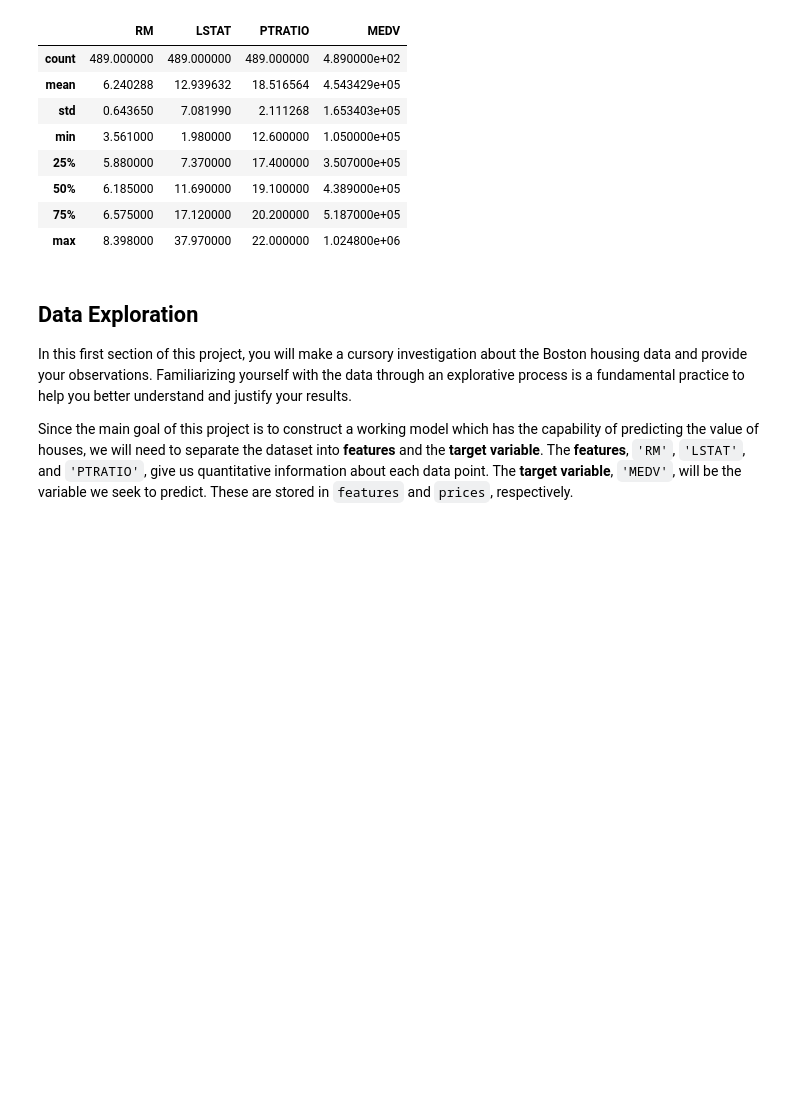
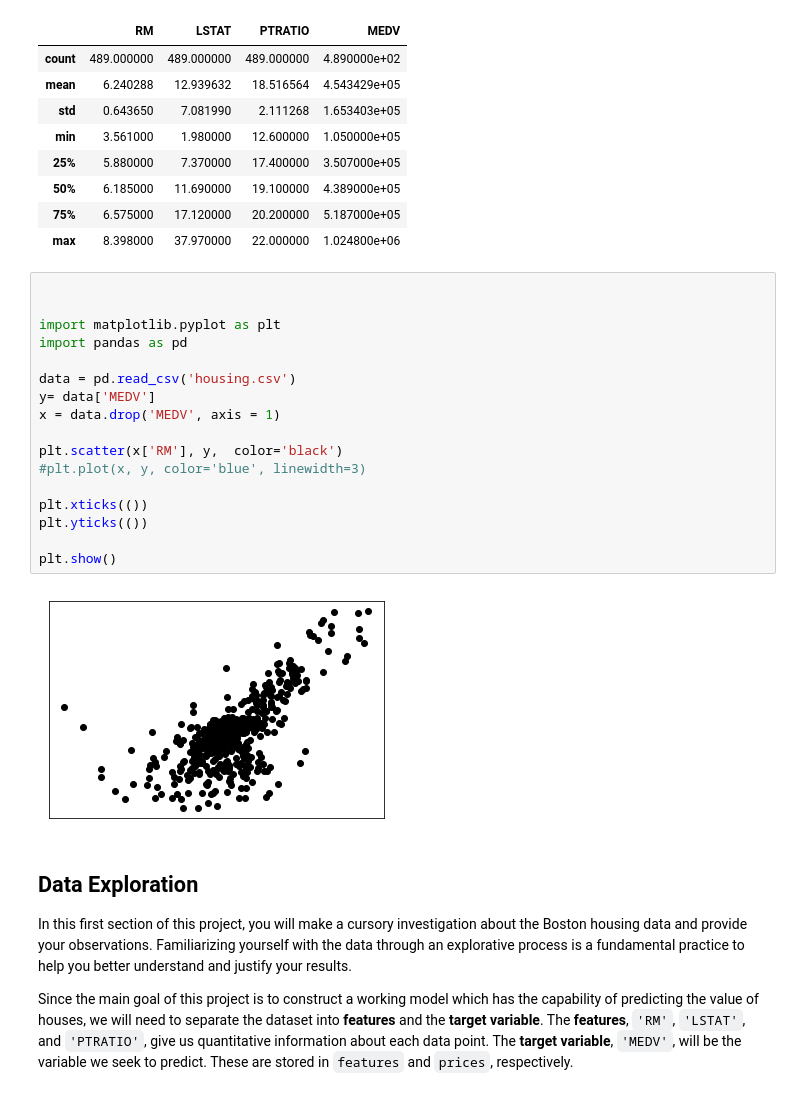
Before and after one commit to UnsteadyNightMare/Machine-Learning, a Jupyter notebook: Boston_Housing_Prediction/boston_housing.ipynb, the cells around one changed output. Saved outputs shown, nothing was run; the diff lists cells and outputs as text; blank space fills up the shorter version.

```diff
--- a/Boston_Housing_Prediction/boston_housing.ipynb
+++ b/Boston_Housing_Prediction/boston_housing.ipynb
@@ -70,6 +61,25 @@ data.describe() # sho the descriptive data
 | 50% | 6.185000 | 11.690000 | 19.100000 | 4.389000e+05 |
 | 75% | 6.575000 | 17.120000 | 20.200000 | 5.187000e+05 |
 | max | 8.398000 | 37.970000 | 22.000000 | 1.024800e+06 |
+# %%
+
+
+import matplotlib.pyplot as plt
+import pandas as pd
+
+data = pd.read_csv('housing.csv')
+y= data['MEDV']
+x = data.drop('MEDV', axis = 1)
+
+plt.scatter(x['RM'], y,  color='black')
+#plt.plot(x, y, color='blue', linewidth=3)
+
+plt.xticks(())
+plt.yticks(())
+
+plt.show()
+# %% [output]
+[figure, added]
 # %% [markdown]
 ## Data Exploration
 In this first section of this project, you will make a cursory investigation about the Boston housing data and provide your observations. Familiarizing yourself with the data through an explorative process is a fundamental practice to help you better understand and justify your results.
```
Also changed, not shown: parts of 13 cells of this notebook, 1 other file.
